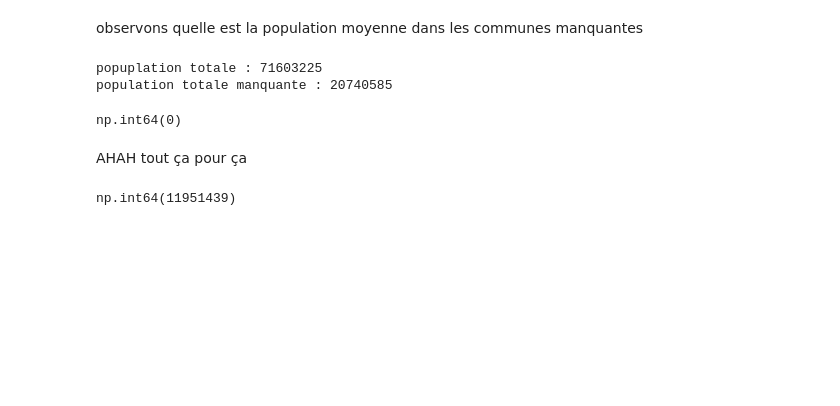
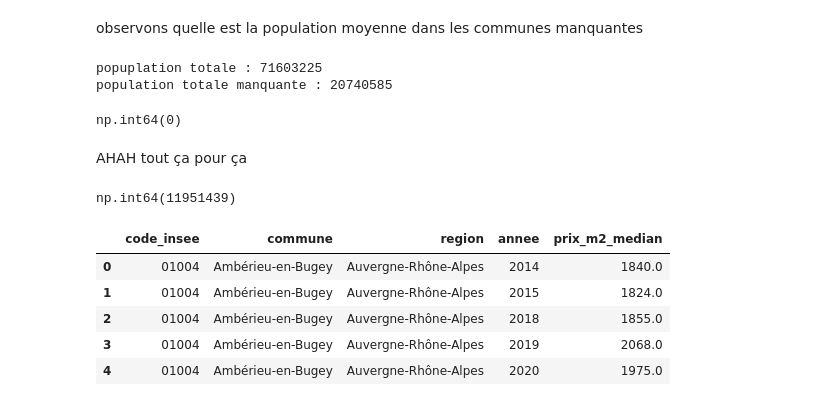
Before and after one commit to TomasAMG7/Python_S1_Challut_Garcia_Mossel, a Jupyter notebook: DATA/Données_price_immobilier.ipynb, the cells around one changed output. Drawn from its saved outputs; the diff is of its cells as text; code cells hidden in the pictures; blank space fills up the shorter version.

```diff
--- a/DATA/Données_price_immobilier.ipynb
+++ b/DATA/Données_price_immobilier.ipynb
@@ -304,3 +304,13 @@ AHAH tout ça pour ça
 Merge_idf[2023].sum()
 # %% [output]
 np.int64(11951439)
+# %%
+df4 = df3.drop(columns = ['code_departement', 'departement']).copy()
+df4.head()
+# %% [output]
+|  | code_insee | commune | region | annee | prix_m2_median |
+| 0 | 01004 | Ambérieu-en-Bugey | Auvergne-Rhône-Alpes | 2014 | 1840.0 |
+| 1 | 01004 | Ambérieu-en-Bugey | Auvergne-Rhône-Alpes | 2015 | 1824.0 |
+| 2 | 01004 | Ambérieu-en-Bugey | Auvergne-Rhône-Alpes | 2018 | 1855.0 |
+| 3 | 01004 | Ambérieu-en-Bugey | Auvergne-Rhône-Alpes | 2019 | 2068.0 |
+| 4 | 01004 | Ambérieu-en-Bugey | Auvergne-Rhône-Alpes | 2020 | 1975.0 |
```
Also changed, not shown: parts of 3 cells of this notebook.
